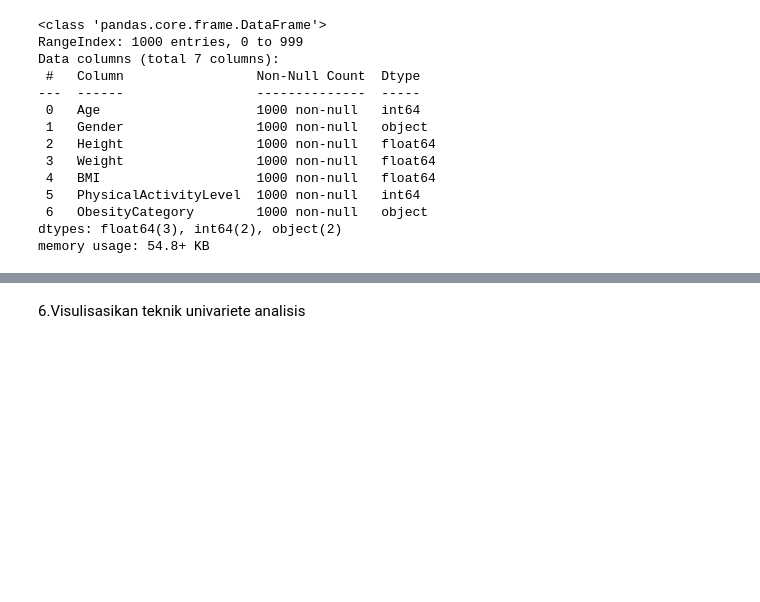
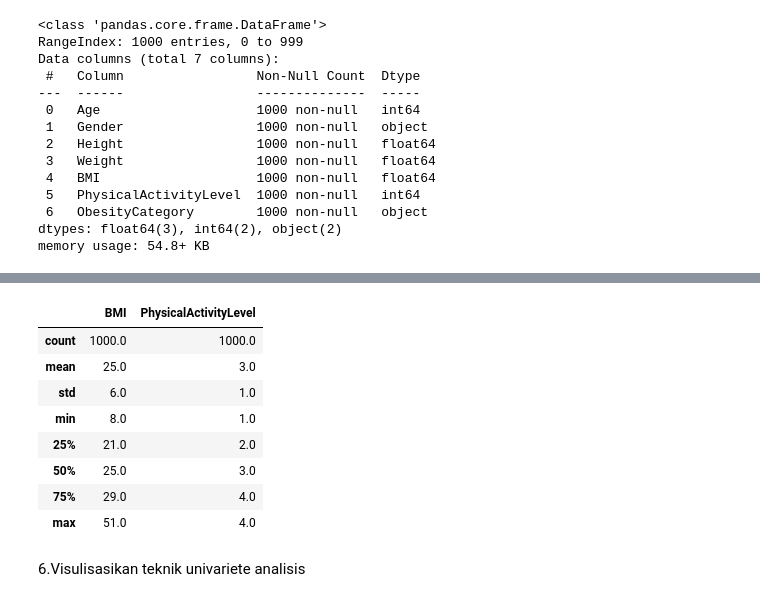
Before and after one commit to ZedGred/ZedGred, a Jupyter notebook: proyek_predictive_analytic.ipynb, the cells around one changed output, grey strips where cells are left out. Drawn from its saved outputs; the diff is of its cells as text; code cells hidden in the pictures; blank space fills up the shorter version.

```diff
--- a/proyek_predictive_analytic.ipynb
+++ b/proyek_predictive_analytic.ipynb
@@ -75,3 +88,15 @@ memory usage: 54.8+ KB
+# %%
+obes[['BMI','PhysicalActivityLevel']].describe().round(0)
+# %% [output]
+|  | BMI | PhysicalActivityLevel |
+| count | 1000.0 | 1000.0 |
+| mean | 25.0 | 3.0 |
+| std | 6.0 | 1.0 |
+| min | 8.0 | 1.0 |
+| 25% | 21.0 | 2.0 |
+| 50% | 25.0 | 3.0 |
+| 75% | 29.0 | 4.0 |
+| max | 51.0 | 4.0 |
 # %% [markdown]
 6.Visulisasikan teknik univariete analisis
 # %%
```
Also changed, not shown: parts of 8 cells of this notebook, 1 other file.
